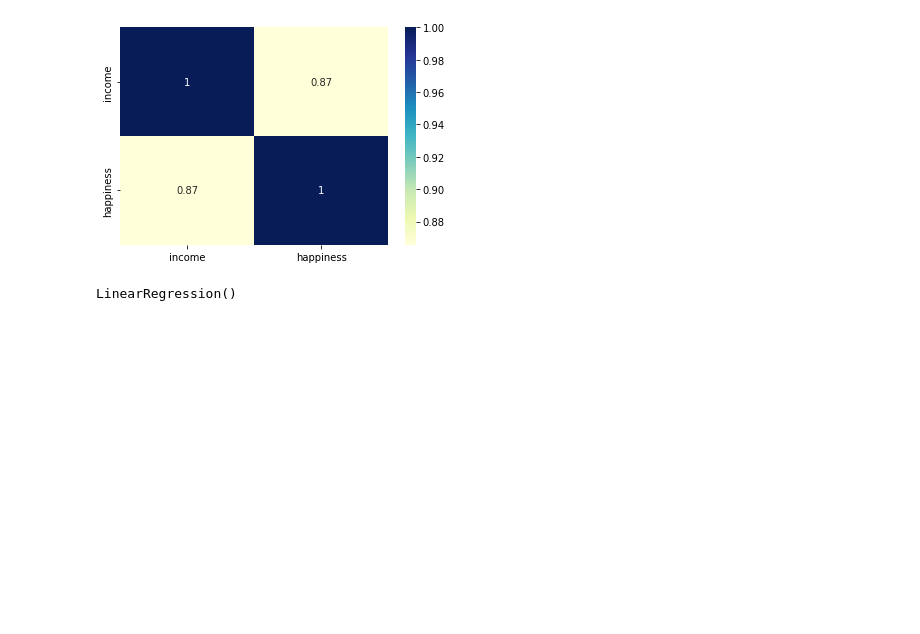
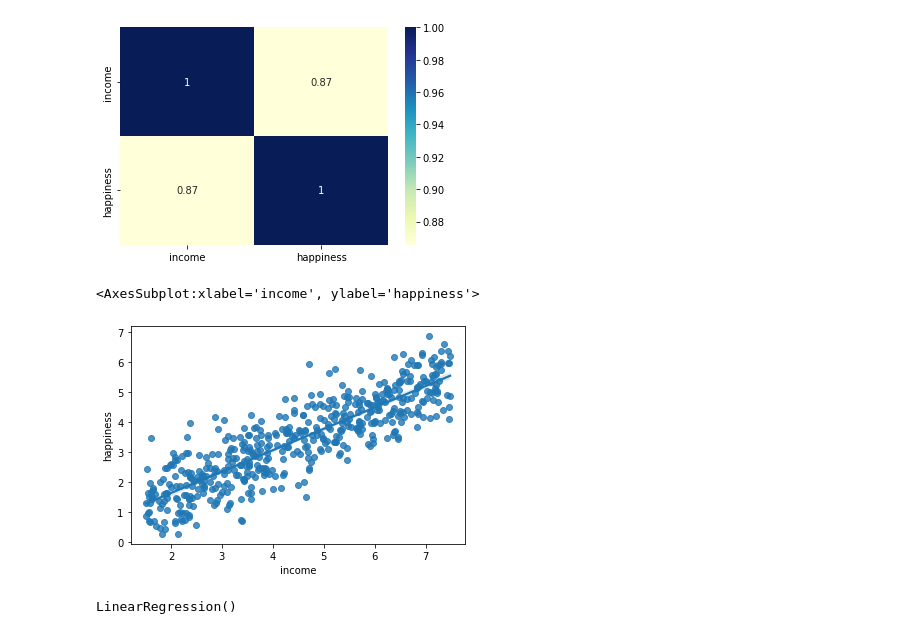
Before and after one commit to swapnil94pardeshi/Linear_Regression, a Jupyter notebook: income_happpiness_index.ipynb, the cells around one changed output. Cells and saved outputs as stored; diff of their text form; code cells hidden in the pictures; blank space fills up the shorter version.

```diff
--- a/income_happpiness_index.ipynb
+++ b/income_happpiness_index.ipynb
@@ -74,6 +74,11 @@ sns.heatmap(data.corr(), cmap="YlGnBu", annot=True)
 # %% [output]
 <AxesSubplot:>
 [figure]
+# %%
+sns.regplot(x ='income', y ='happiness', data = data)
+# %% [output]
+<AxesSubplot:xlabel='income', ylabel='happiness'>
+[figure, added]
 # %%
 from sklearn.linear_model import LinearRegression
 # %%
```
